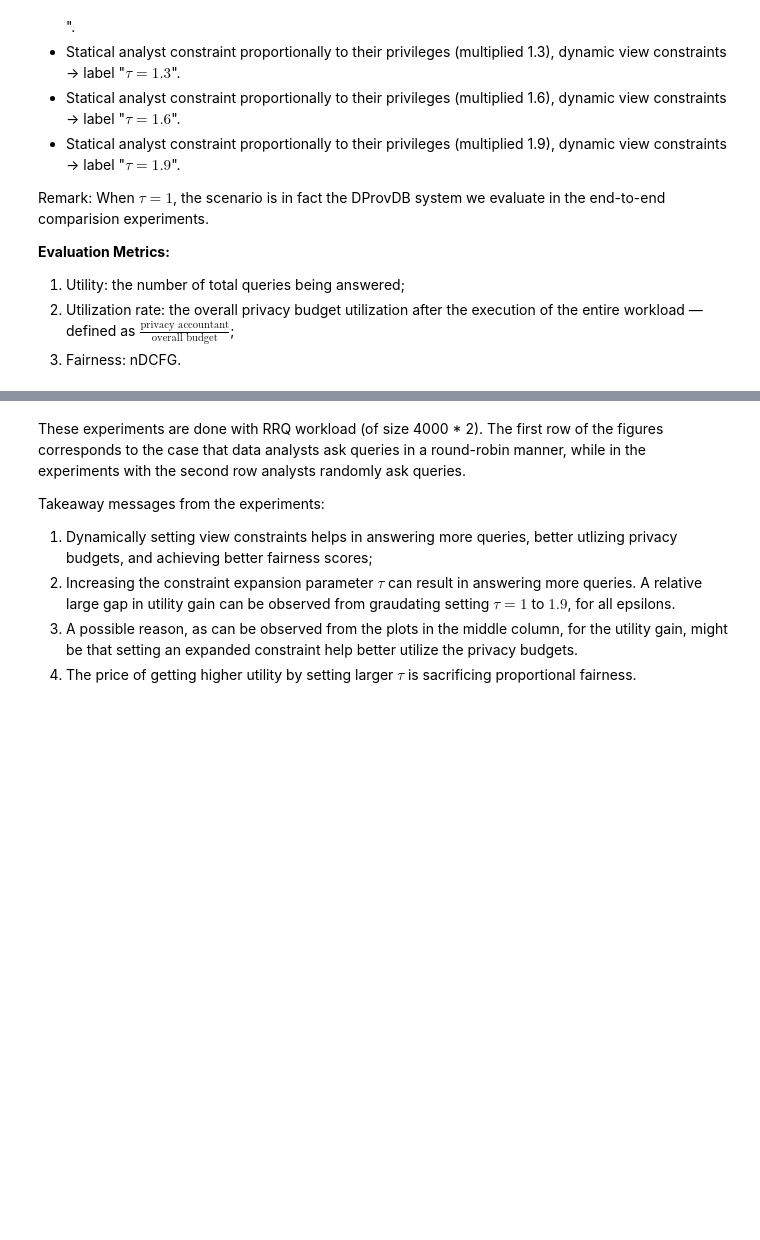
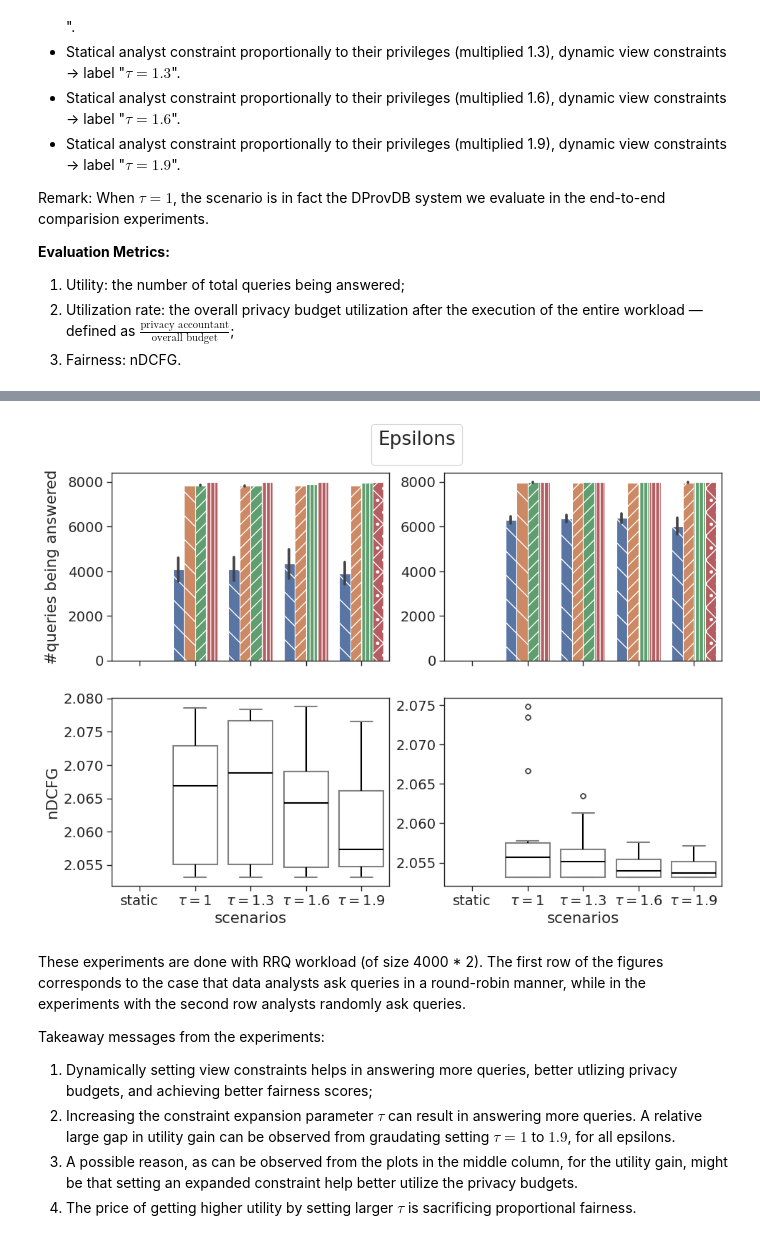
Before and after one commit to DProvDB/DProvDB, a Jupyter notebook: plot_code/Plot_conf_Ver.ipynb, the cells around one changed output, grey strips where cells are left out. Cells and saved outputs as stored; diff of their text form; code cells hidden in the pictures; blank space fills up the shorter version.

```diff
--- a/plot_code/Plot_conf_Ver.ipynb
+++ b/plot_code/Plot_conf_Ver.ipynb
@@ -555,7 +590,7 @@ report.head(5)
 # %%
 # processing data
 
-scenario_mapping = {"static fixed: 1.0": "static", "dynamic fixed: 1.0": "$\tau=1$", "dynamic fixed-expansion: 1.3": "$\tau=1.3$", "dynamic fixed-expansion: 1.6": "$\tau=1.6$", "dynamic fixed-expansion: 1.9": "$\tau=1.9$"}
+scenario_mapping = {"static: 1.0": "static", "dynamic fixed-aGM: 1.0": "$\tau=1$", "dynamic fixed-expansion: 1.3": "$\tau=1.3$", "dynamic fixed-expansion: 1.6": "$\tau=1.6$", "dynamic fixed-expansion: 1.9": "$\tau=1.9$"}
 
 epsilon_mapping = {0.4: "$\epsilon=0.4$", 0.8: "$\epsilon=0.8$", 1.6: "$\epsilon=1.6$", 3.2: "$\epsilon=3.2$"}
 
@@ -592,7 +627,7 @@ def processing_data_fairness(df, dataset, task, metric, workload_size = 8000, me
 # plotting
 
 # report_truncate = pd.concat([report.iloc[:896], report.iloc[1569:]])
-report_fairness_vs_utility = pd.concat([report.iloc[:960], report.iloc[2881:]])
+report_fairness_vs_utility = report
 
 # get data
 adult_rr_utility = processing_data_fairness(report_fairness_vs_utility, "adult", "RRQ_round-robin", "utility", 8000)
@@ -616,7 +651,7 @@ fig, axes = plt.subplots(nrows=2, ncols=2, figsize=(11, 7.5))
 
 data = pd.Series(adult_rr_utility).reset_index()
 data.columns = ['scenarios', 'epsilons', 'utility']
-data = data.explode("utility")
+data = data.explode("utility").reset_index().drop(columns=['index'])
 bar = sns.barplot(data=data, x='scenarios', y='utility', hue='epsilons', ax=axes[0][0], )
 axes[0][0].set(ylabel="#queries being answered")
 axes[0][0].set_xticklabels([])
@@ -640,7 +675,7 @@ sns.move_legend(axes[0][0], "lower center", bbox_to_anchor=(1.1, 1), ncol=4, tit
 
 data = pd.Series(adult_r_utility).reset_index()
 data.columns = ['scenarios', 'epsilons', 'utility']
-data = data.explode("utility")
+data = data.explode("utility").reset_index().drop(columns=['index'])
 bar = sns.barplot(data=data, x='scenarios', y='utility', hue='epsilons', ax=axes[0][1], )
 axes[0][1].set(ylabel=None)
 axes[0][1].set_xticklabels([])
@@ -662,37 +697,39 @@ PROPS = {
 
 data = pd.Series(adult_rr_fairness).reset_index()
 data.columns = ['scenarios', 'epsilons', 'nDCFG']
-data = data.explode("nDCFG")
+data = data.explode("nDCFG").reset_index().drop(columns=['index'])
 sns.boxplot(data=data, x='scenarios', y='nDCFG', linewidth=1.5, ax=axes[1][0], **PROPS)
 axes[1][0].set_xticklabels(["static", r"$\tau=1$", r"$\tau=1.3$", r"$\tau=1.6$", r"$\tau=1.9$"])
 # axes[2][0].set(xlabel=None)
 # patches = [patch for patch in axes[1][0].patches if type(patch) == mpl.patches.PathPatch]
 # h = hatches * (len(patches) // 5)
 # for patch, hatch in zip(patches, h):
 # #     patch.set_hatch(hatch)
 #     fc = patch.get_facecolor()
 #     patch.set_edgecolor(fc)
 #     patch.set_facecolor('none')
 
 
 data = pd.Series(adult_r_fairness).reset_index()
 data.columns = ['scenarios', 'epsilons', 'nDCFG']
-data = data.explode("nDCFG")
+data = data.explode("nDCFG").reset_index().drop(columns=['index'])
 sns.boxplot(data=data, x='scenarios', y='nDCFG', linewidth=1.5, ax=axes[1][1], **PROPS)
 axes[1][1].set_xticklabels(["static", r"$\tau=1$", r"$\tau=1.3$", r"$\tau=1.6$", r"$\tau=1.9$"])
 axes[1][1].set(ylabel=None)
 # patches = [patch for patch in axes[1][1].patches if type(patch) == mpl.patches.PathPatch]
 # h = hatches * (len(patches) // 5)
 # for patch, hatch in zip(patches, h):
 # #     patch.set_hatch(hatch)
 #     fc = patch.get_facecolor()
 #     patch.set_edgecolor(fc)
 #     patch.set_facecolor('none')
 
 fig.align_ylabels()
 
 
 plt.savefig('fairness.pdf', dpi=600, bbox_inches='tight')
+# %% [output]
+[figure, added]
 # %% [markdown]
 These experiments are done with RRQ workload (of size 4000 * 2). The first row of the figures corresponds to the case that data analysts ask queries in a round-robin manner, while in the experiments with the second row analysts randomly ask queries.
 
```
Also changed, not shown: parts of 8 cells of this notebook, 16 other files.
